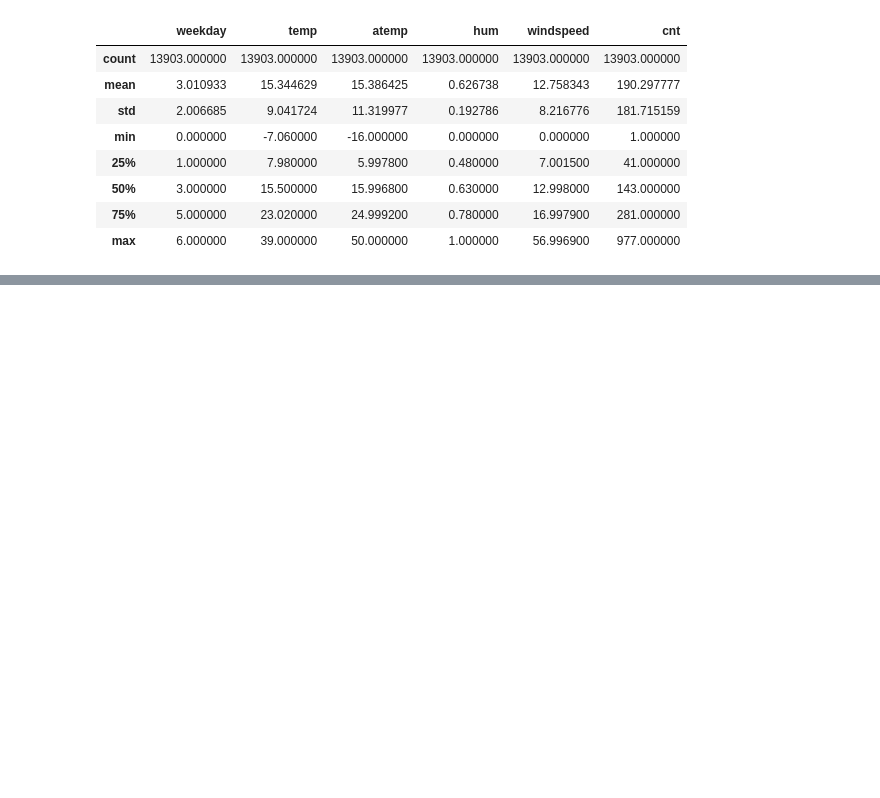
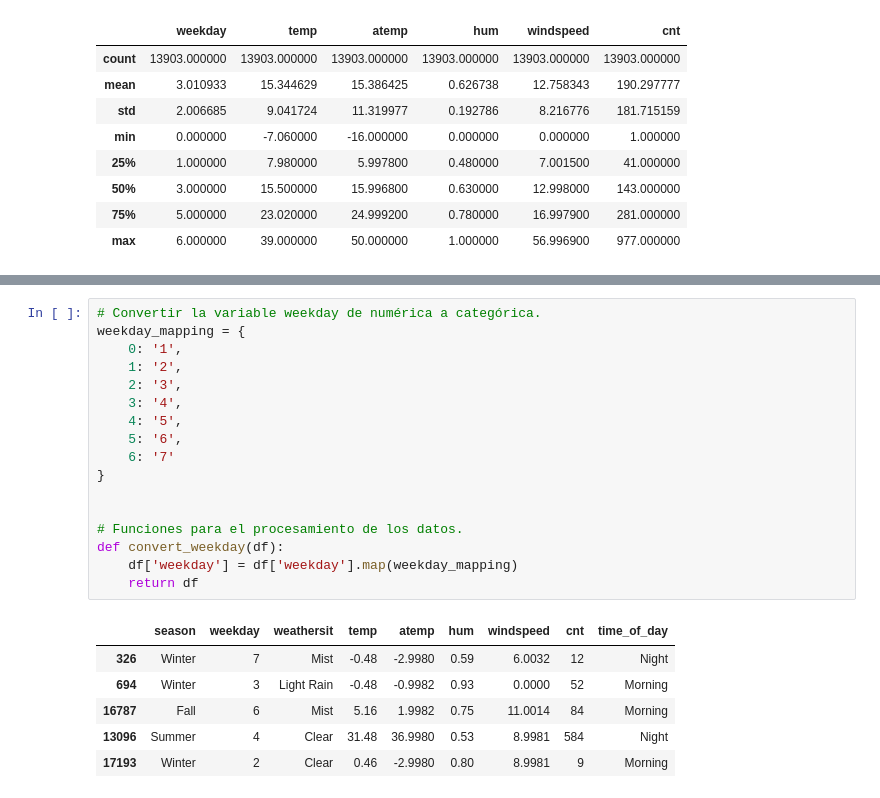
Before and after one commit to CamiloZuletaVaron/MINE-4206_202510_AML, a Jupyter notebook: Talleres/Taller 1/MINE_4206_202510_AML_Taller1.ipynb, the cells around one changed output, grey strips where cells are left out. Drawn from its saved outputs; the diff is of its cells as text; blank space fills up the shorter version.

```diff
--- a/Talleres/Taller 1/MINE_4206_202510_AML_Taller1.ipynb
+++ b/Talleres/Taller 1/MINE_4206_202510_AML_Taller1.ipynb
@@ -163,0 +191,24 @@ Es pertinente construir un pipeline para limpiar y procesar la data y con ello e
+# %%
+# Convertir la variable weekday de numérica a categórica.
+weekday_mapping = {
+    0: '1',
+    1: '2',
+    2: '3',
+    3: '4',
+    4: '5',
+    5: '6',
+    6: '7'
+}
+
+
+# Funciones para el procesamiento de los datos.
+def convert_weekday(df):
+    df['weekday'] = df['weekday'].map(weekday_mapping)
+    return df
+# %% [output]
+|  | season | weekday | weathersit | temp | atemp | hum | windspeed | cnt | time_of_day |
+| 326 | Winter | 7 | Mist | -0.48 | -2.9980 | 0.59 | 6.0032 | 12 | Night |
+| 694 | Winter | 3 | Light Rain | -0.48 | -0.9982 | 0.93 | 0.0000 | 52 | Morning |
+| 16787 | Fall | 6 | Mist | 5.16 | 1.9982 | 0.75 | 11.0014 | 84 | Morning |
+| 13096 | Summer | 4 | Clear | 31.48 | 36.9980 | 0.53 | 8.9981 | 584 | Night |
+| 17193 | Winter | 2 | Clear | 0.46 | -2.9980 | 0.80 | 8.9981 | 9 | Morning |
```
Also changed, not shown: parts of 6 cells of this notebook.
